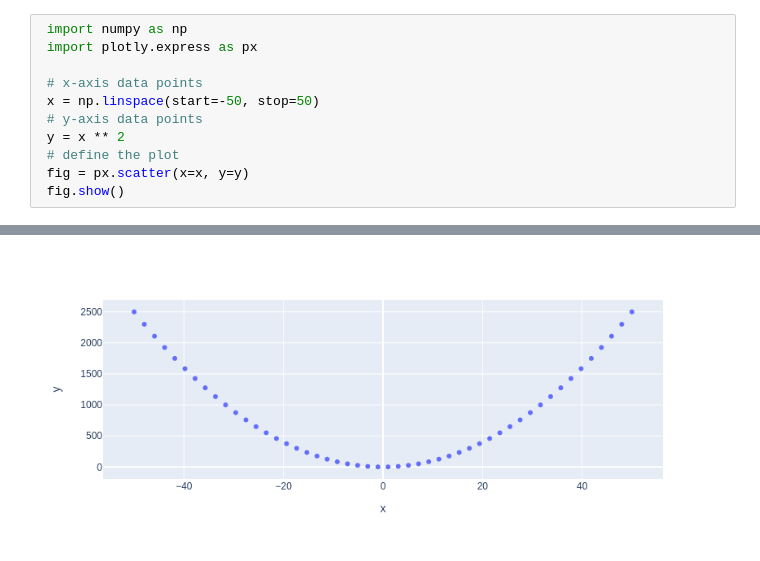
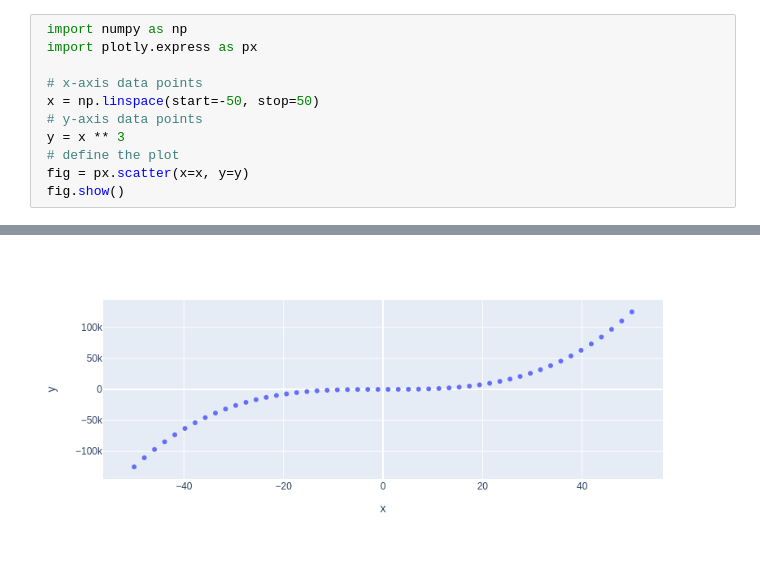
Before and after one commit to oladapooloyede/my-notebooks-repo, a Jupyter notebook: experiment1.ipynb, the cells around one changed output, grey strips where cells are left out. Saved outputs shown, nothing was run; the diff lists cells and outputs as text.

```diff
--- a/experiment1.ipynb
+++ b/experiment1.ipynb
@@ -5,7 +5,7 @@
  # x-axis data points
  x = np.linspace(start=-50, stop=50)
  # y-axis data points
- y = x ** 2
+ y = x ** 3
  # define the plot
  fig = px.scatter(x=x, y=y)
  fig.show()
@@ -14 +13 @@
-[figure, old version]
+[figure, new version]
```
Also changed, not shown: parts of 1 cell of this notebook.
